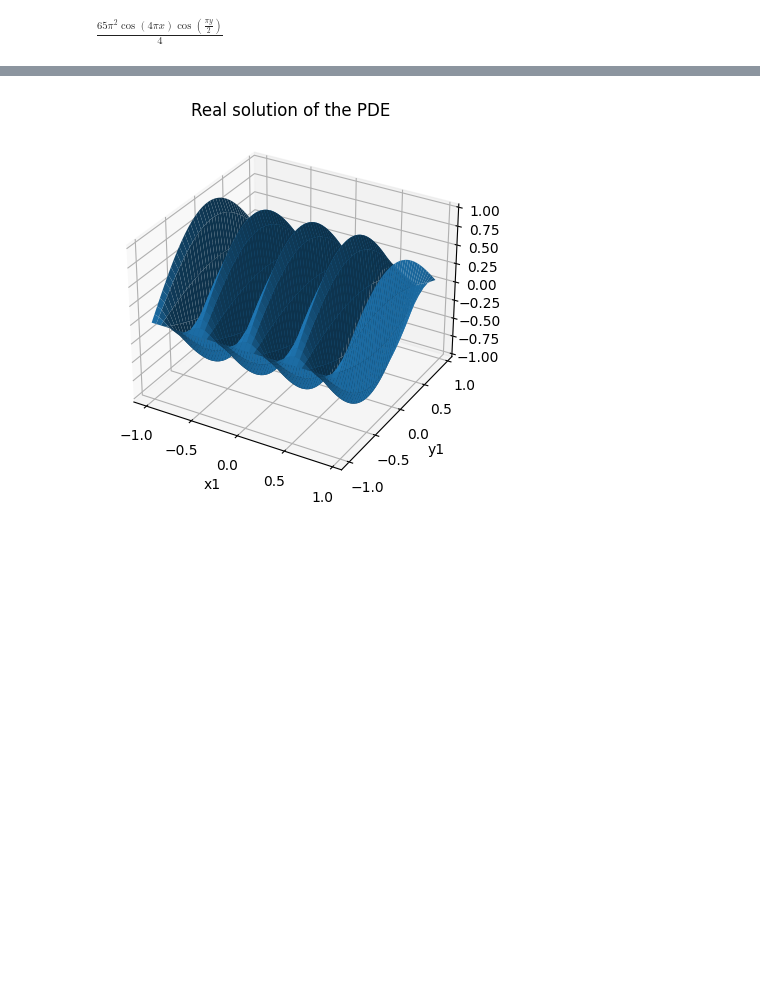
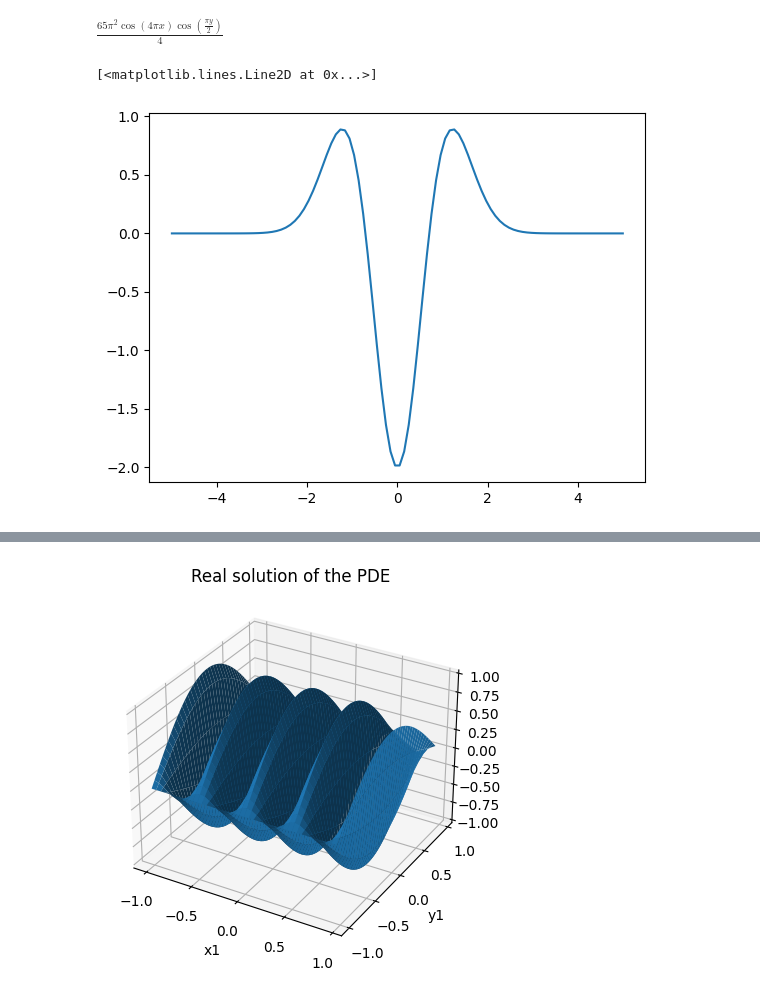
Before and after one commit to TheoBourdais/ModelAggregation, a Jupyter notebook: laplace aggregation.ipynb, the cells around one changed output, grey strips where cells are left out. Saved outputs shown, nothing was run; the diff lists cells and outputs as text; code cells hidden in the pictures; blank space fills up the shorter version.

```diff
--- a/laplace aggregation.ipynb
+++ b/laplace aggregation.ipynb
@@ -34,3 +31,11 @@ f_symbolic=-laplacian(u_symbolic)
 f_symbolic
 # %% [output]
 $\displaystyle \frac{65 \pi^{2} \cos{\left(4 \pi x \right)} \cos{\left(\frac{\pi y}{2} \right)}}{4}$
+# %%
+gaussian=exp(-(x)**2)
+
+gaussian_der=lambdify(x,diff(gaussian,x,x))
+plt.plot(np.linspace(-5,5,100),[gaussian_der(x) for x in np.linspace(-5,5,100)])
+# %% [output]
+[<matplotlib.lines.Line2D at 0x...>]
+[figure, added]
```
Also changed, not shown: parts of 16 cells of this notebook.
